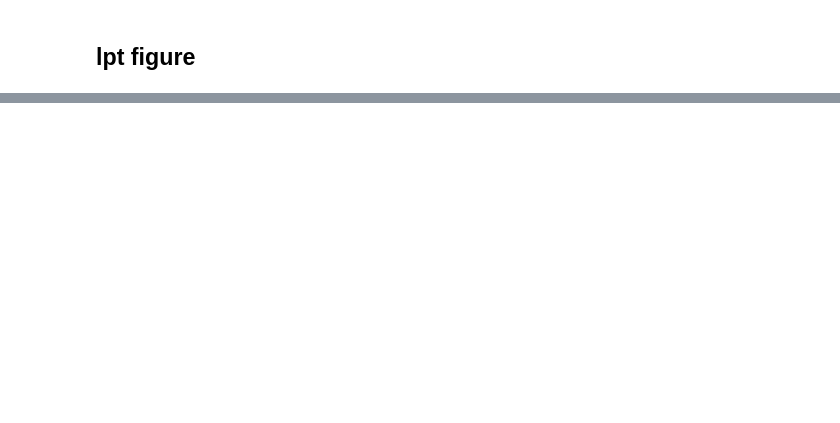
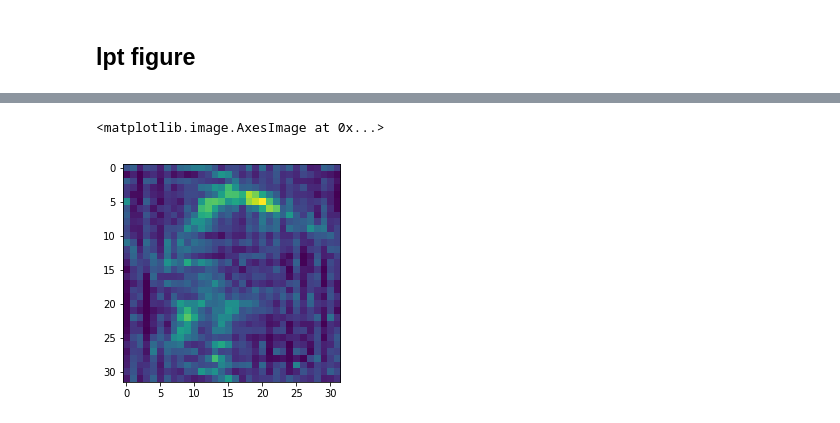
Before and after one commit to modichirag/galmodel, a Jupyter notebook: notebooks/TfFPM.ipynb, the cells around one changed output, grey strips where cells are left out. Drawn from its saved outputs; the diff is of its cells as text; code cells hidden in the pictures; blank space fills up the shorter version.

```diff
--- a/notebooks/TfFPM.ipynb
+++ b/notebooks/TfFPM.ipynb
@@ -569,0 +997,31 @@ Text(0.5,1,'Yu 2LPT')
+# %%
+
+
+
+def leapfrog(stages):
+    """ Generate a leap frog stepping scheme.
+        Parameters
+        ----------
+        stages : array_like
+            Time (a) where force computing stage is requested.
+    """
+    if len(stages) == 0:
+        return
+
+    ai = stages[0]
+    # first force calculation for jump starting
+    yield 'F', ai, ai, ai
+    x, p, f = ai, ai, ai
+
+    for i in range(len(stages) - 1):
+        a0 = stages[i]
+        a1 = stages[i + 1]
+        ah = (a0 * a1) ** 0.5
+        yield 'K', p, f, ah
+        p = ah
+        yield 'D', x, p, a1
+        x = a1
+        yield 'F', f, x, a1
+        f = a1
+        yield 'K', p, f, a1
+        p = a1
@@ -569,0 +1227,2 @@ Text(0.5,1,'Yu 2LPT')
+# %%
+state = fastpm()
@@ -569,0 +1247,5 @@ Text(0.5,1,'Yu 2LPT')
+# %%
+plt.imshow(pm.paint(state.X)[...].sum(axis=0))
+# %% [output]
+<matplotlib.image.AxesImage at 0x...>
+[figure, added]
```
Also changed, not shown: parts of 29 cells of this notebook, 1 other file.
